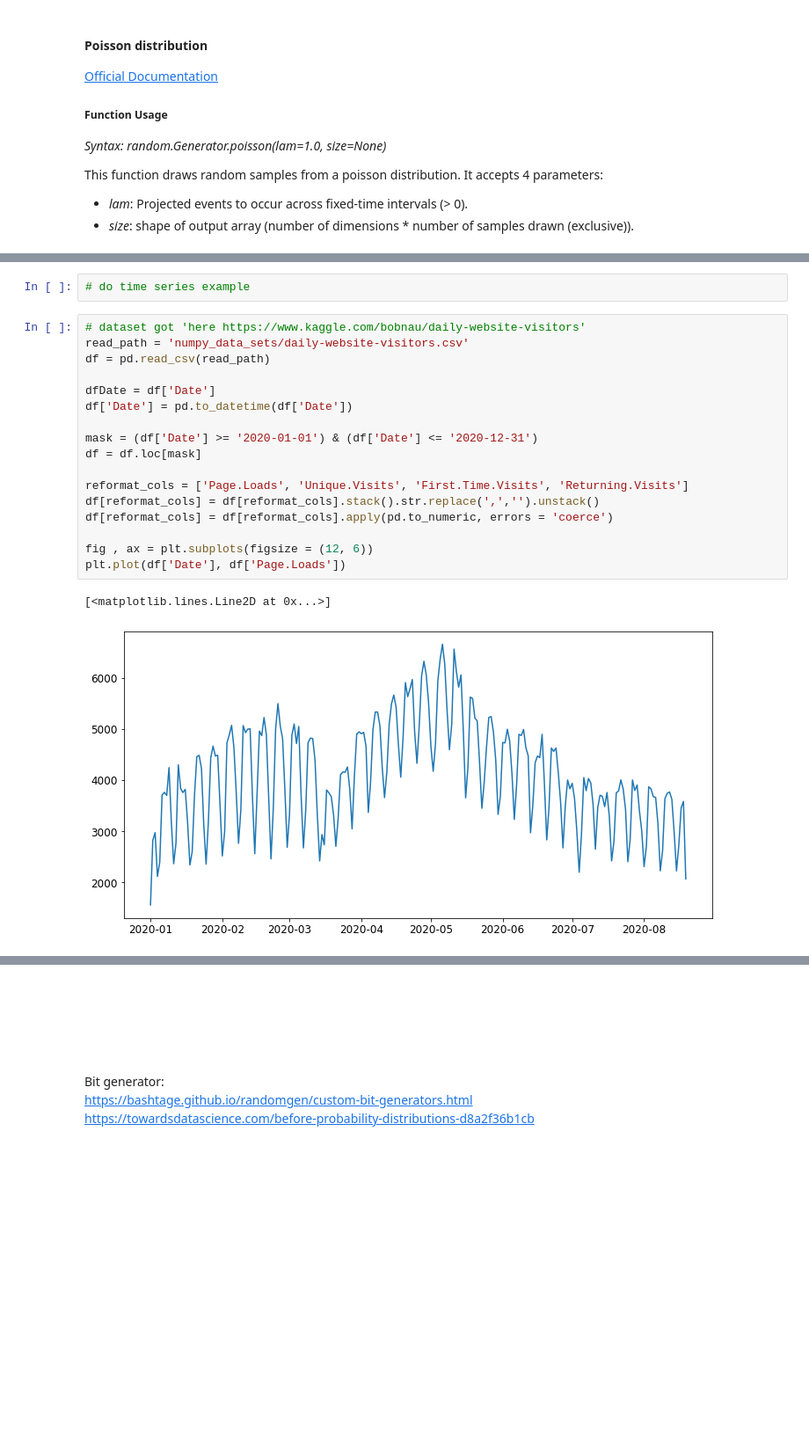
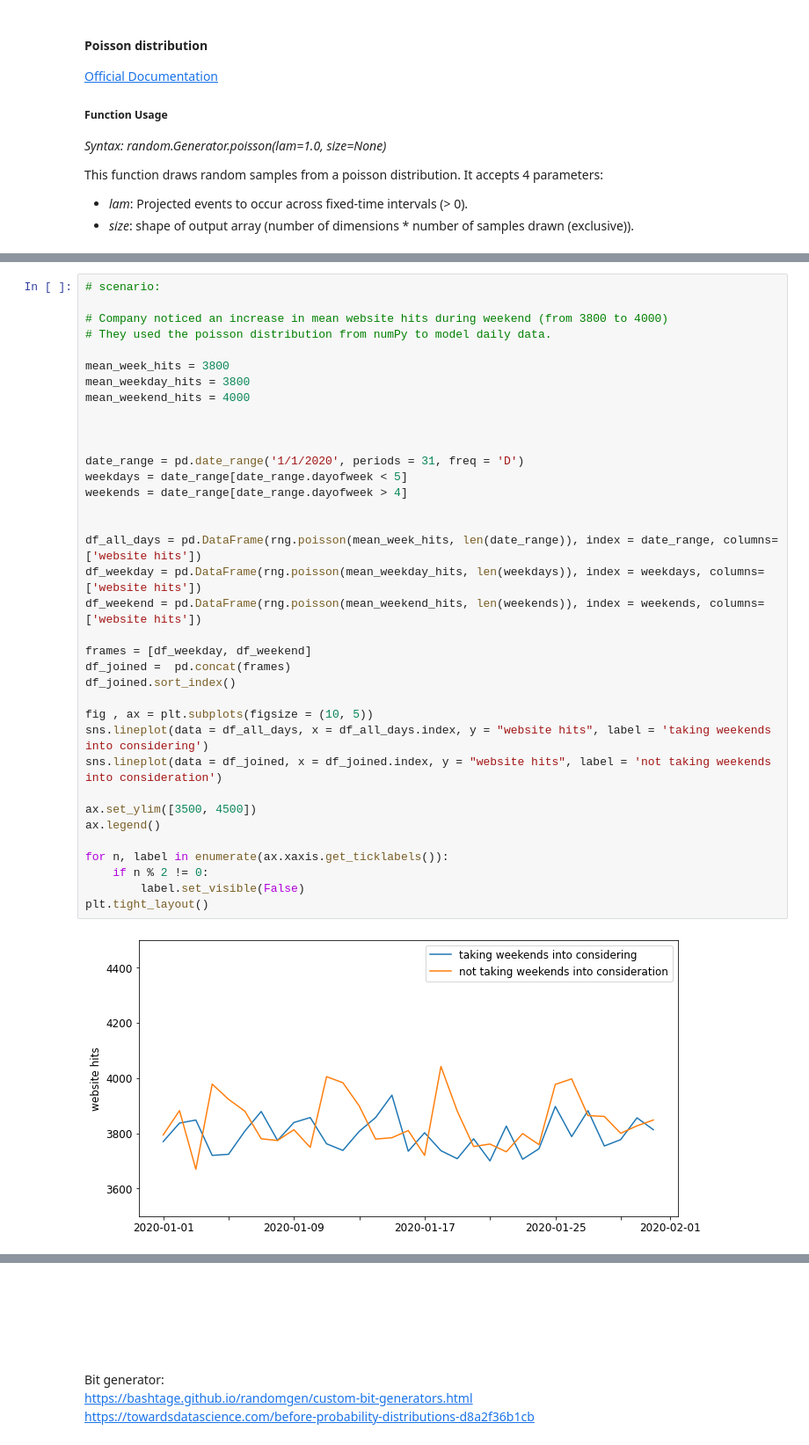
Before and after one commit to CiaranMoran27/playing_with_jupyter, a Jupyter notebook: numpy-random.ipynb, the cells around one changed output, grey strips where cells are left out. Shown: that part at 88% size. Drawn from its saved outputs; the diff is of its cells as text; blank space fills up the shorter version.

```diff
--- a/numpy-random.ipynb
+++ b/numpy-random.ipynb
@@ -992,22 +1000,38 @@ https://medium.com/@andrew.chamberlain/deriving-the-poisson-distribution-from-th
-# %%
-# do time series example
-# %%
-# dataset got 'here https://www.kaggle.com/bobnau/daily-website-visitors'
-read_path = 'numpy_data_sets/daily-website-visitors.csv'
-df = pd.read_csv(read_path)
-
-dfDate = df['Date']
-df['Date'] = pd.to_datetime(df['Date'])
-
-mask = (df['Date'] >= '2020-01-01') & (df['Date'] <= '2020-12-31')
-df = df.loc[mask]
-
-reformat_cols = ['Page.Loads', 'Unique.Visits', 'First.Time.Visits', 'Returning.Visits']
-df[reformat_cols] = df[reformat_cols].stack().str.replace(',','').unstack()
-df[reformat_cols] = df[reformat_cols].apply(pd.to_numeric, errors = 'coerce')
-
-fig , ax = plt.subplots(figsize = (12, 6))
-plt.plot(df['Date'], df['Page.Loads'])
-# %% [output]
-[<matplotlib.lines.Line2D at 0x...>]
-[figure, removed]
+# %%
+# scenario:
+
+# Company noticed an increase in mean website hits during weekend (from 3800 to 4000)
+# They used the poisson distribution from numPy to model daily data.
+
+mean_week_hits = 3800
+mean_weekday_hits = 3800
+mean_weekend_hits = 4000
+
+
+
+date_range = pd.date_range('1/1/2020', periods = 31, freq = 'D')
+weekdays = date_range[date_range.dayofweek < 5]
+weekends = date_range[date_range.dayofweek > 4]
+
+
+df_all_days = pd.DataFrame(rng.poisson(mean_week_hits, len(date_range)), index = date_range, columns=['website hits'])
+df_weekday = pd.DataFrame(rng.poisson(mean_weekday_hits, len(weekdays)), index = weekdays, columns=['website hits'])
+df_weekend = pd.DataFrame(rng.poisson(mean_weekend_hits, len(weekends)), index = weekends, columns=['website hits'])
+
+frames = [df_weekday, df_weekend]
+df_joined =  pd.concat(frames)
+df_joined.sort_index()
+
+fig , ax = plt.subplots(figsize = (10, 5))
+sns.lineplot(data = df_all_days, x = df_all_days.index, y = "website hits", label = 'taking weekends into considering')
+sns.lineplot(data = df_joined, x = df_joined.index, y = "website hits", label = 'not taking weekends into consideration')
+
+ax.set_ylim([3500, 4500])
+ax.legend()
+
+for n, label in enumerate(ax.xaxis.get_ticklabels()):
+    if n % 2 != 0:
+        label.set_visible(False)
+plt.tight_layout()
+# %% [output]
+[figure, added]
```
Also changed, not shown: parts of 35 cells of this notebook, 1 other file.
